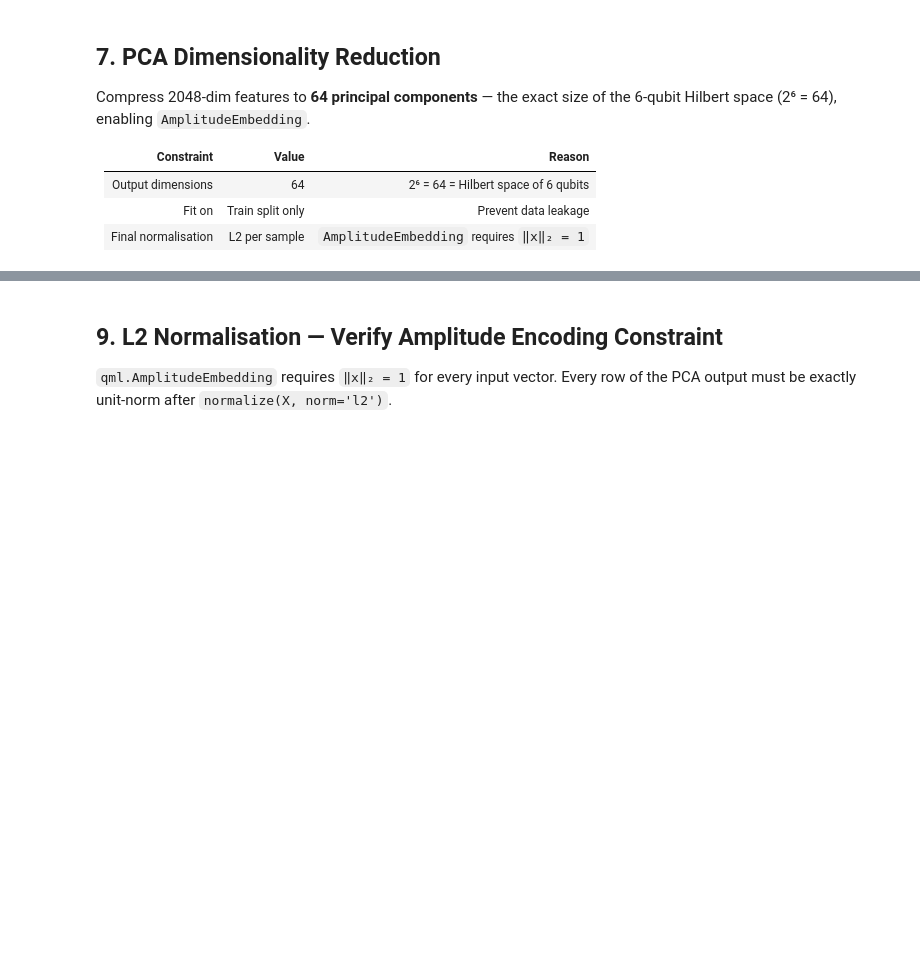
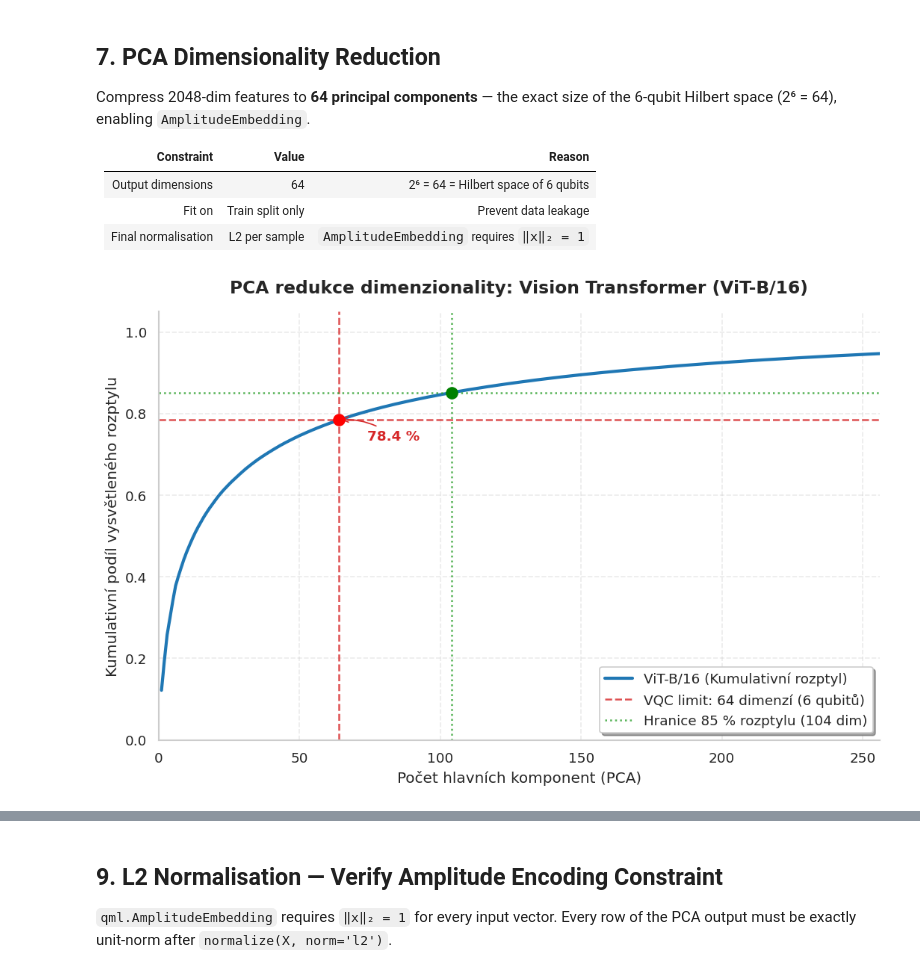
Before and after one commit to mforgo/Hybrid-model-for-pneumonia-detection, a Jupyter notebook: 02_preprocessing.ipynb, the cells around one changed output, grey strips where cells are left out. Saved outputs shown, nothing was run; the diff lists cells and outputs as text; code cells hidden in the pictures; blank space fills up the shorter version.

```diff
--- a/02_preprocessing.ipynb
+++ b/02_preprocessing.ipynb
@@ -506,41 +742,65 @@ of the 6-qubit Hilbert space (2⁶ = 64), enabling `AmplitudeEmbedding`.
 | Fit on | Train split only | Prevent data leakage |
 | Final normalisation | L2 per sample | `AmplitudeEmbedding` requires `‖x‖₂ = 1` |
 # %%
-N_COMPONENTS = 64
+# ## 7. PCA Dimensionality Reduction - Vizualizace
+import matplotlib.pyplot as plt
+import numpy as np
 
-def fit_pca_pipeline(X_train, X_val, X_test, n_components, save_dir, prefix):
-    """Fit StandardScaler + PCA on X_train only. L2-normalise all splits."""
-    cache = save_dir / f'{prefix}_pca_train.npy'
-    if cache.exists():
-        print(f'[{prefix}] Loading cached PCA features...')
-        Xtr = np.load(save_dir / f'{prefix}_pca_train.npy')
-        Xva = np.load(save_dir / f'{prefix}_pca_val.npy')
-        Xte = np.load(save_dir / f'{prefix}_pca_test.npy')
-        scaler = joblib.load(save_dir / f'{prefix}_scaler.pkl')
-        pca    = joblib.load(save_dir / f'{prefix}_pca.pkl')
-    else:
-        print(f'[{prefix}] Fitting PCA(n={n_components})...')
-        scaler = StandardScaler()
-        pca    = PCA(n_components=n_components, random_state=SEED)
-        Xtr    = pca.fit_transform(scaler.fit_transform(X_train))  # FIT on train only
-        Xva    = pca.transform(scaler.transform(X_val))
-        Xte    = pca.transform(scaler.transform(X_test))
-        Xtr    = normalize(Xtr, norm='l2')
-        Xva    = normalize(Xva, norm='l2')
-        Xte    = normalize(Xte, norm='l2')
-        np.save(save_dir / f'{prefix}_pca_train.npy', Xtr)
-        np.save(save_dir / f'{prefix}_pca_val.npy',   Xva)
-        np.save(save_dir / f'{prefix}_pca_test.npy',  Xte)
-        joblib.dump(scaler, save_dir / f'{prefix}_scaler.pkl')
-        joblib.dump(pca,    save_dir / f'{prefix}_pca.pkl')
-    ev = pca.explained_variance_ratio_.sum()
-    print(f'  Explained variance: {ev:.3f}  |  output shape: {Xtr.shape}')
-    return Xtr, Xva, Xte, scaler, pca
+# Proměnná cum_var obsahuje data z posledního fitovaného modelu (ViT-B/16)
+# Zajištění, že máme data z čeho vykreslovat:
+if 'cum_var' not in locals():
+    raise ValueError("Proměnná 'cum_var' neexistuje. Spusť nejprve buňku s extrakcí příznaků.")
 
-X_train, X_val, X_test, scaler_rn, pca_rn = fit_pca_pipeline(
-    rn_train, rn_val, rn_test, N_COMPONENTS, FEAT_DIR, 'resnet50'
-)
-X_train_en, X_val_en, X_test_en, scaler_en, pca_en = fit_pca_pipeline(
-    en_train, en_val, en_test, N_COMPONENTS, FEAT_DIR, 'efficientnet_b0'
-)
+fig, ax = plt.subplots(figsize=(9, 6))
+
+# 1. Vykreslení hlavní křivky kumulativního rozptylu
+ax.plot(range(1, len(cum_var) + 1), cum_var, color='tab:blue', linewidth=2.5, label='ViT-B/16 (Kumulativní rozptyl)')
+
+# 2. Zvýraznění našeho VQC bottlenecku: 64 dimenzí (6 qubitů amplitudového kódování)
+var_at_64 = cum_var[63]
+ax.axvline(x=64, color='tab:red', linestyle='--', alpha=0.8, label=f'VQC limit: 64 dimenzí (6 qubitů)')
+ax.axhline(y=var_at_64, color='tab:red', linestyle='--', alpha=0.8)
+ax.scatter(64, var_at_64, color='red', s=80, zorder=5) # Červený bod na průsečíku
+
+# 3. Zvýraznění referenční hranice 85 % rozptylu
+n_85 = np.searchsorted(cum_var, 0.85) + 1
+if n_85 < len(cum_var):
+    ax.axvline(x=n_85, color='tab:green', linestyle=':', alpha=0.8, label=f'Hranice 85 % rozptylu ({n_85} dim)')
+    ax.axhline(y=0.85, color='tab:green', linestyle=':', alpha=0.8)
+    ax.scatter(n_85, 0.85, color='green', s=80, zorder=5)
+
+# --- Profesionální formátování pro SOČ ---
+ax.set_title('PCA redukce dimenzionality: Vision Transformer (ViT-B/16)', fontsize=14, fontweight='bold', pad=15)
+ax.set_xlabel('Počet hlavních komponent (PCA)', fontsize=12)
+ax.set_ylabel('Kumulativní podíl vysvětleného rozptylu', fontsize=12)
+
+# Přiblížíme graf jen na prvních 256 dimenzí (z 768), protože tam se děje to nejdůležitější
+ax.set_xlim(0, 256)
+ax.set_ylim(0.0, 1.05)
+
+# Legenda a mřížka
+ax.legend(fontsize=11, loc='lower right', frameon=True, shadow=True)
+ax.grid(True, linestyle='--', alpha=0.4)
+
+# Odstranění horního a pravého okraje pro čistý vzhled vědecké publikace
+ax.spines['top'].set_visible(False)
+ax.spines['right'].set_visible(False)
+
+# Anotace přesné hodnoty přímo do grafu
+ax.annotate(f'{var_at_64*100:.1f} %',
+            xy=(64, var_at_64),
+            xytext=(64 + 10, var_at_64 - 0.05),
+            fontsize=11, fontweight='bold', color='tab:red',
+            arrowprops=dict(arrowstyle="->", color='tab:red', connectionstyle="arc3,rad=.2"))
+
+plt.tight_layout()
+
+# Uložení ve vysokém rozlišení (300 DPI)
+plt.savefig('pca_variance_vit_b16.png', dpi=300, bbox_inches='tight')
+plt.show()
+
+print(f"=== Výsledek PCA pro VQC ===")
+print(f"Zadržený rozptyl při 64 komponentách: {var_at_64*100:.2f} %")
+print(f"Obrázek úspěšně uložen jako 'pca_variance_vit_b16.png'")
 # %% [output]
+[figure, added]
```
Also changed, not shown: parts of 18 cells of this notebook.
